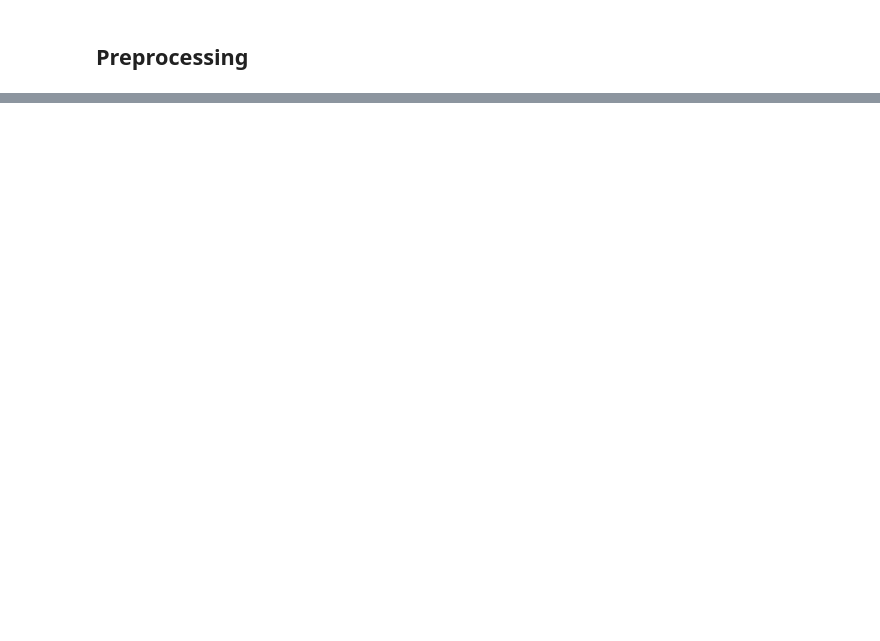
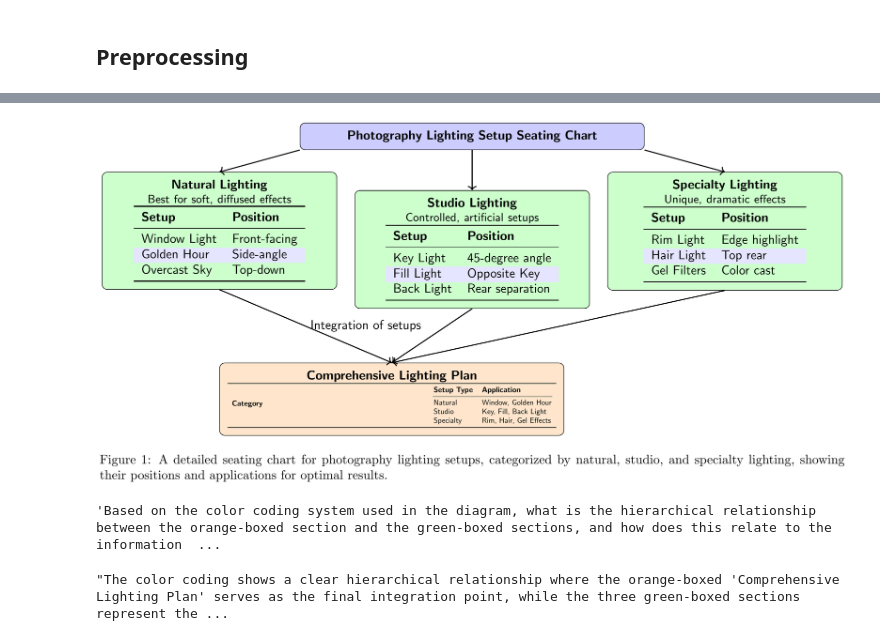
Before and after one commit to AI-4-Everyone/Visual-TableQA-v2, a Jupyter notebook: Finetuning/QwenVL and LLaVA/SFT_LLaVA.ipynb, the cells around one changed output, grey strips where cells are left out. Saved outputs shown, nothing was run; the diff lists cells and outputs as text; code cells hidden in the pictures; blank space fills up the shorter version.

```diff
--- a/Finetuning/QwenVL and LLaVA/SFT_LLaVA.ipynb
+++ b/Finetuning/QwenVL and LLaVA/SFT_LLaVA.ipynb
@@ -263,0 +294,12 @@ output
+# %%
+train[0]["image"]
+# %% [output]
+[figure, added]
+# %%
+train[0]["question"]
+# %% [output]
+'Based on the color coding system used in the diagram, what is the hierarchical relationship between the orange-boxed section and the green-boxed sections, and how does this relate to the information  ...
+# %%
+train[0]["answer"]
+# %% [output]
+"The color coding shows a clear hierarchical relationship where the orange-boxed 'Comprehensive Lighting Plan' serves as the final integration point, while the three green-boxed sections represent the ...
```
Also changed, not shown: parts of 30 cells of this notebook, 2 other files.
